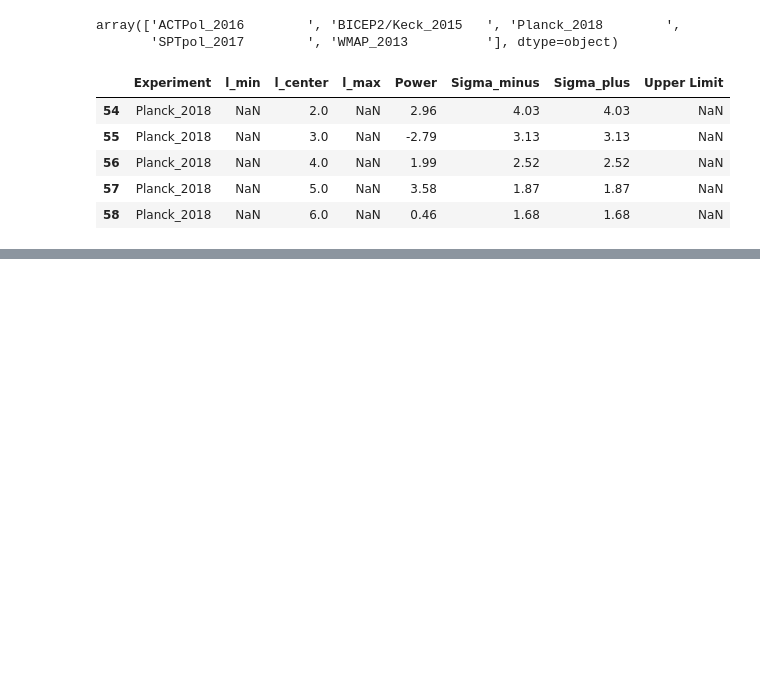
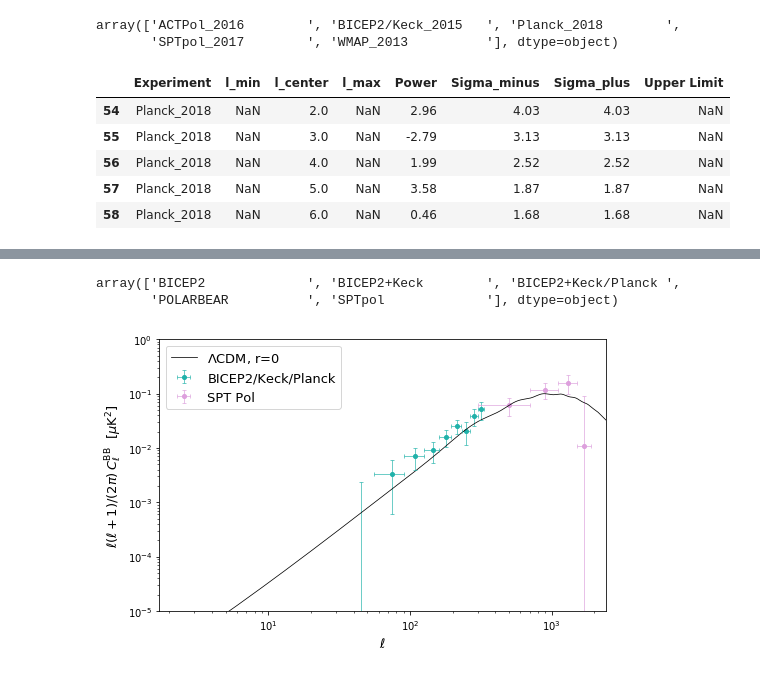
Before and after one commit to LBJ-Wade/RandomCosmo_CMB_BAO_SNe_Ia, a Jupyter notebook: CMB/CMBplots.ipynb, the cells around one changed output, grey strips where cells are left out. Saved outputs shown, nothing was run; the diff lists cells and outputs as text; code cells hidden in the pictures; blank space fills up the shorter version.

```diff
--- a/CMB/CMBplots.ipynb
+++ b/CMB/CMBplots.ipynb
@@ -337,0 +407,3 @@ cl_TE_planck_m = TE_planck['Sigma_minus '].values
+# %%
+BB = pd.read_csv('observed_Bmode.dat', skipinitialspace=True)
+BB.head()
@@ -337,0 +417,6 @@ cl_TE_planck_m = TE_planck['Sigma_minus '].values
+# %%
+experiments = np.unique(BB['Experiment      '].values)
+experiments
+# %% [output]
+array(['BICEP2             ', 'BICEP2+Keck        ', 'BICEP2+Keck/Planck ',
+       'POLARBEAR          ', 'SPTpol             '], dtype=object)
@@ -337,0 +431,60 @@ cl_TE_planck_m = TE_planck['Sigma_minus '].values
+# %%
+BB_spt = BB.loc[BB['Experiment      '] == 'SPTpol             ' ]
+l_BB_spt = BB_spt['l_center '].values
+l_BB_spt_p = BB_spt['l_max '].values
+l_BB_spt_m = BB_spt['l_min '].values
+cl_BB_spt = BB_spt['Power  '].values
+cl_BB_spt_p = BB_spt['Sigma_plus '].values
+cl_BB_spt_m = BB_spt['Sigma_minus '].values
+# %%
+BB_pol = BB.loc[BB['Experiment      '] == 'POLARBEAR          ' ]
+l_BB_pol = BB_pol['l_center '].values
+l_BB_pol_p = BB_pol['l_max '].values
+l_BB_pol_m = BB_pol['l_min '].values
+cl_BB_pol = BB_pol['Power  '].values
+cl_BB_pol_p = BB_pol['Sigma_plus '].values
+cl_BB_pol_m = BB_pol['Sigma_minus '].values
+# %%
+fig = plt.figure(figsize=(8, 5))
+
+plt.xlim(1.7,2400)
+plt.ylim(1e-5,1)
+#ax2.axes.get_yaxis().set_visible(False)
+#ax1.spines['right'].set_visible(False)
+#ax2.spines['left'].set_visible(False)
+#ax2.yaxis.tick_right()
+#ax2.set_yticklabels([])
+#ax2.set_yticks([])
+
+# plot the data
+
+plt.loglog(cmb[:,0], cmb[:,4], color = 'black', linewidth = 0.75, label = r'$\Lambda$CDM, r=0')
+
+plt.errorbar(l_BB_BKP, cl_BB_BKP, xerr=[l_BB_BKP-l_BB_BKP_m,l_BB_BKP_p-l_BB_BKP],
+             yerr=[cl_BB_BKP_m,cl_BB_BKP_p], linestyle = '', marker = 'o',
+             color = 'lightseagreen', label = r'BICEP2/Keck/Planck', barsabove = True,
+             capsize =2, ms = 4, capthick = 0.65, linewidth = 0.65 )
+
+#ax2.errorbar(l_TE_planck[28:], cl_TE_planck[28:], yerr=[cl_TE_planck_m[28:],cl_TE_planck_p[28:]], linestyle = '', marker = 'o',
+#             color = 'lightseagreen', label = r'Planck', barsabove = True,
+#             capsize =2, ms = 4, capthick = 0.65, linewidth = 0.65 )
+
+
+plt.errorbar(l_BB_spt, cl_BB_spt, xerr=[l_BB_spt-l_BB_spt_m,l_BB_spt_p-l_BB_spt],
+             yerr=[cl_BB_spt_m,cl_BB_spt_p], linestyle = '', marker = 'o',
+             color = 'plum', label = r'SPT Pol', barsabove = True,
+             capsize =2, ms = 4, capthick = 0.65, linewidth = 0.65 )
+
+plt.errorbar(l_BB_pol, cl_BB_pol, yerr=[cl_BB_pol_m,cl_TE_act_p], linestyle = '', marker = 'o',
+            color = 'steelblue', label = r'POLARBEAR', barsabove = True,
+             capsize =2, ms = 4, capthick = 0.65, linewidth = 0.65 )
+
+
+plt.legend(loc='upper left', fontsize= 13)
+plt.ylabel(r'$ \ell (\ell+1)/(2\pi) \, C_{\ell}^{\rm BB}$  $[\mu {\rm K}^2]$', fontsize= 13)
+
+plt.xlabel(r'$\ell$', fontsize= 13)
+#pil.savefig('./plots/clbb.pdf', bbox_inches='tight')
+plt.show()
+# %% [output]
+[figure, added]
```
Also changed, not shown: parts of 6 cells of this notebook, 2 other files.
